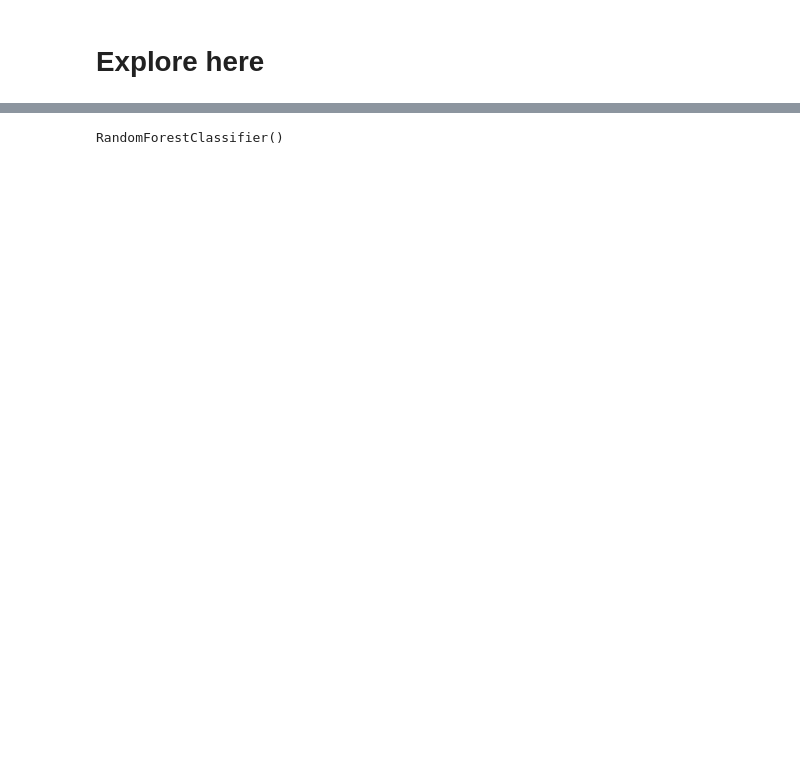
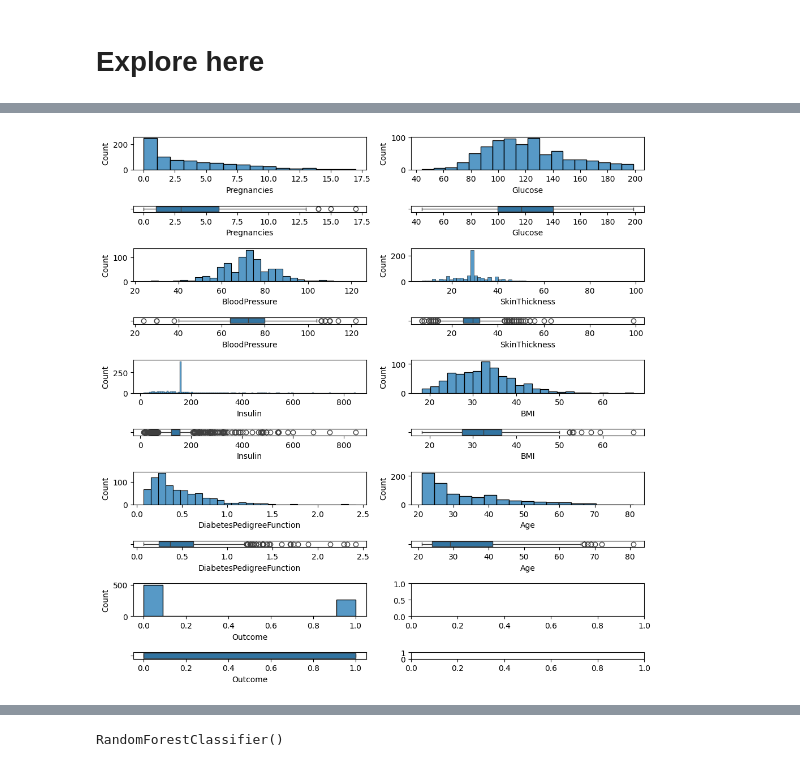
Before and after one commit to 19Juan/Random-Forest-model, a Jupyter notebook: src/explore.ipynb, the cells around one changed output, grey strips where cells are left out. Drawn from its saved outputs; the diff is of its cells as text; code cells hidden in the pictures; blank space fills up the shorter version.

```diff
--- a/src/explore.ipynb
+++ b/src/explore.ipynb
@@ -50,0 +111,4 @@ Note: you may need to restart the kernel to use updated packages.
+# %%
+#reemplazo los valores 0 en las columnas que quiero
+df = df.mask(df == 0, df[['Glucose', 'BloodPressure', 'SkinThickness', 'Insulin', 'BMI']].replace(0, pd.NA).mean(), axis=1)
+df
@@ -50,0 +129,4 @@ Note: you may need to restart the kernel to use updated packages.
+# %%
+#como quité los 0, me toca volver a ponerlos donde los necesito (Outcome)
+df = df.fillna(0)
+df
@@ -50,0 +147,9 @@ Note: you may need to restart the kernel to use updated packages.
+# %%
+
+#Análisis univariante
+#Variables numéricas
+from utils import analisis_numerico_numerico
+analisis_numerico_numerico(df,'Outcome')
+#Se evidencian varios datos atípicos con valores muy altos, se retirarán posteriormente para no dar ruido
+# %% [output]
+[figure, added]
```
Also changed, not shown: parts of 22 cells of this notebook, 2 other files.
